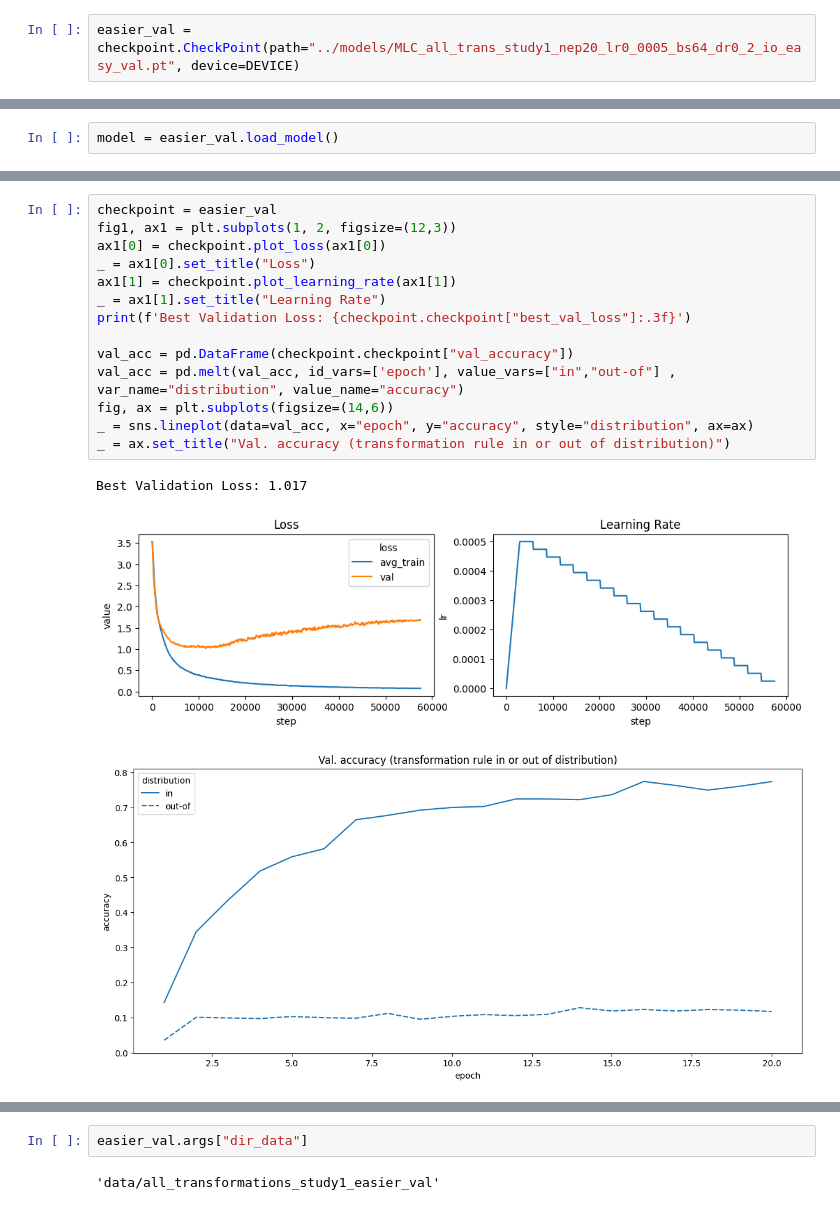
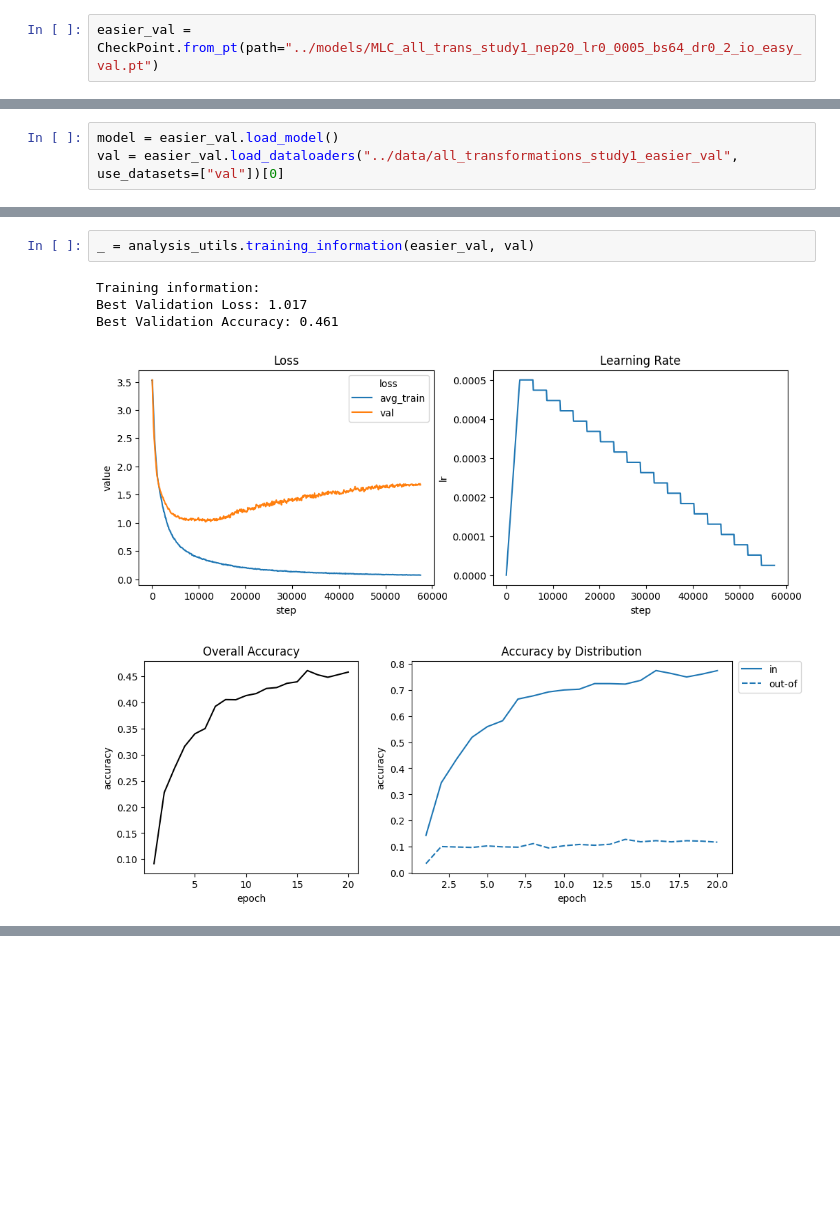
Before and after one commit to philipp-hellwig/MLC-letter-string-analogies, a Jupyter notebook: analyses/batching_strategies.ipynb, the cells around one changed output, grey strips where cells are left out. Cells and saved outputs as stored; diff of their text form; blank space fills up the shorter version.

Commit message:
updated checkpoint object, added MLCConfig and TrainConfig dataclasses

```diff
--- a/analyses/batching_strategies.ipynb
+++ b/analyses/batching_strategies.ipynb
@@ -95,4 +104,4 @@ df.loc[:, df.nunique() > 1].to_markdown("table_batching.md", index=False)
 # %%
-easier_val = checkpoint.CheckPoint(path="../models/MLC_all_trans_study1_nep20_lr0_0005_bs64_dr0_2_io_easy_val.pt", device=DEVICE)
+easier_val = CheckPoint.from_pt(path="../models/MLC_all_trans_study1_nep20_lr0_0005_bs64_dr0_2_io_easy_val.pt")
 # %%
 print("Easier Validation set")
@@ -106,4 +115,5 @@ Best Val Acc (in-dist): 0.774
 Best Val Acc (out-of-dist): 0.128
 # %%
 model = easier_val.load_model()
+val = easier_val.load_dataloaders("../data/all_transformations_study1_easier_val", use_datasets=["val"])[0]
 # %% [output]
@@ -123,18 +135,8 @@ MLC specs:
 # %%
-checkpoint = easier_val
-fig1, ax1 = plt.subplots(1, 2, figsize=(12,3))
-ax1[0] = checkpoint.plot_loss(ax1[0])
-_ = ax1[0].set_title("Loss")
-ax1[1] = checkpoint.plot_learning_rate(ax1[1])
-_ = ax1[1].set_title("Learning Rate")
-print(f'Best Validation Loss: {checkpoint.checkpoint["best_val_loss"]:.3f}')
-
-val_acc = pd.DataFrame(checkpoint.checkpoint["val_accuracy"])
-val_acc = pd.melt(val_acc, id_vars=['epoch'], value_vars=["in","out-of"] , var_name="distribution", value_name="accuracy")
-fig, ax = plt.subplots(figsize=(14,6))
-_ = sns.lineplot(data=val_acc, x="epoch", y="accuracy", style="distribution", ax=ax)
-_ = ax.set_title("Val. accuracy (transformation rule in or out of distribution)")
+_ = analysis_utils.training_information(easier_val, val)
 # %% [output]
+Training information:
 Best Validation Loss: 1.017
+Best Validation Accuracy: 0.461
-[figure, old version]
+[figure, new version]
-[figure, old version]
+[figure, new version]
@@ -141,4 +143,0 @@ Best Validation Loss: 1.017
-# %%
-easier_val.args["dir_data"]
-# %% [output]
-'data/all_transformations_study1_easier_val'
```
Also changed, not shown: parts of 24 cells of this notebook, 14 other files.
